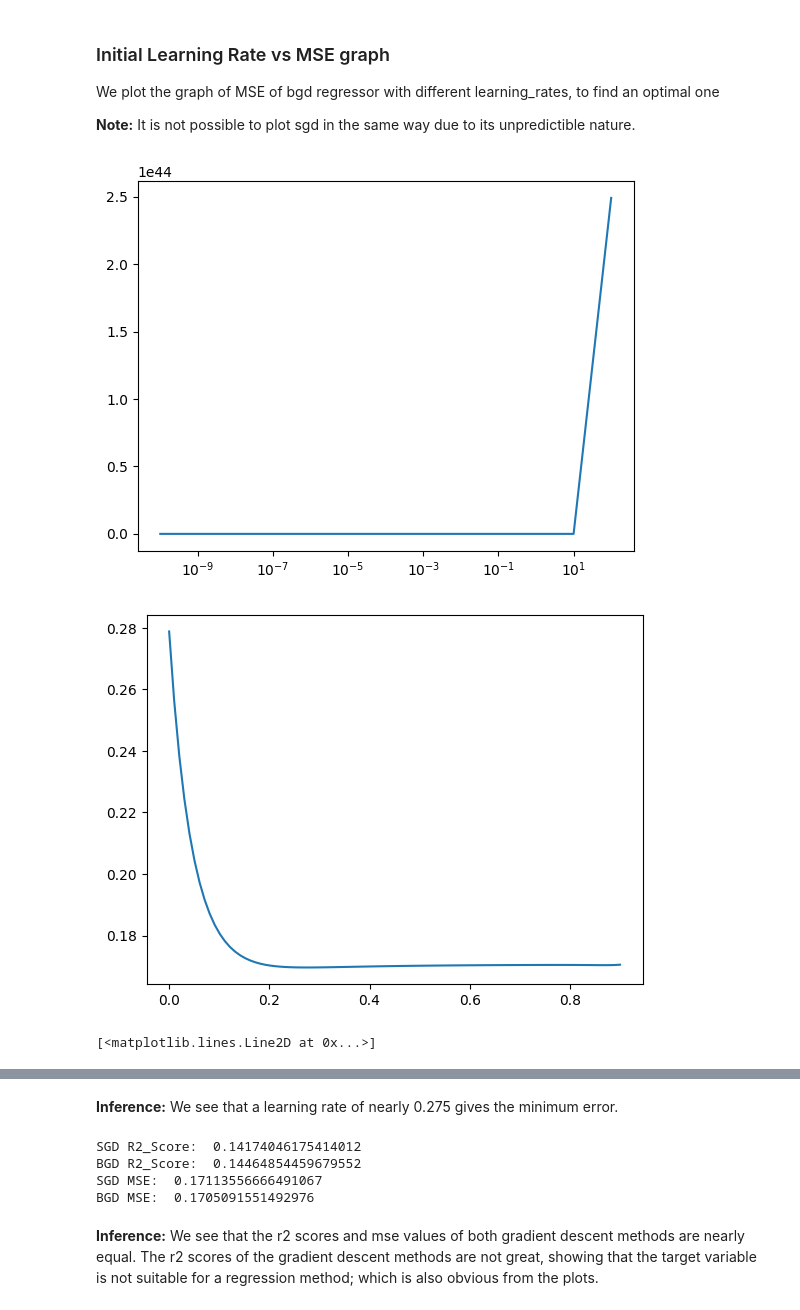
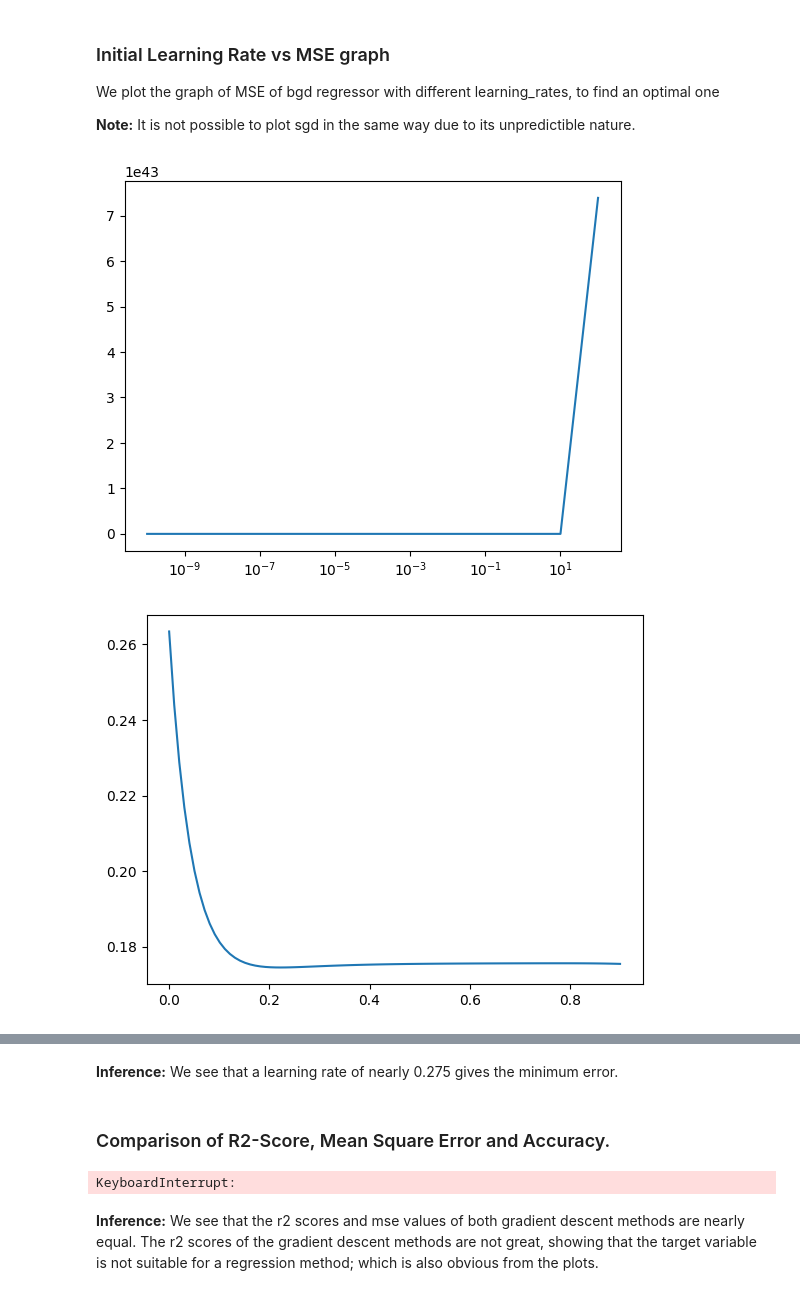
Before and after one commit to Neo-Panther/ML-Project-Predicting-Diabetes, a Jupyter notebook: Template.ipynb, the cells around one changed output, grey strips where cells are left out. Saved outputs shown, nothing was run; the diff lists cells and outputs as text; code cells hidden in the pictures.

```diff
--- a/Template.ipynb
+++ b/Template.ipynb
@@ -372,7 +372,7 @@ array([   -52.08259848, -12117.16974554,  -7267.82928274,  -3478.58028605,
 # %% [markdown]
 ## **_Batch Gradient Descent_**
 # %%
-def bgd_regressor(train: np.ndarray, learning_rate = 0.5, max_iters = 100000, tolerance = 1e-7):
+def bgd_regressor(train: np.ndarray, learning_rate = 0.5, max_iters = 1000, tolerance = 1e-7):
   X = np.array(train[:, :-1])
   Y = np.array(train[:, -1])
   W = np.zeros(train.shape[1]-1)
@@ -401,31 +401,27 @@ We plot the graph of MSE of bgd regressor with different learning_rates, to find
 # %%
 from sklearn.metrics import mean_squared_error
 import numpy as np
 import matplotlib.pyplot as plt
 def get_batch_avg_mse(learning_rate: float):
   mse_avg = 0.0
   # averaging across 10 different 10 and train splits
   for i in range(10):
     test, train = test_train_split(dataset, random_state=i)
     test, train = standardize(test, train)
     X_test = np.array(test[:, :-1])
     Y_test = np.array(test[:, -1])
     W_batch = bgd_regressor(train, learning_rate=learning_rate, max_iters=10, tolerance=1e-7)
     mse_avg += mean_squared_error(Y_test, np.dot(X_test, W_batch))
   return mse_avg/10
 
 learning_rates = np.array([1e-10, 1e-9, 1e-8, 1e-7, 1e-6, 1e-5, 1e-4, 1e-3, 1e-2, 1e-1, 1.0, 10.0, 100.0])
 plt.xscale('log')
 plt.plot(learning_rates, np.vectorize(get_batch_avg_mse)(learning_rates))
 plt.show()
 learning_rates = np.linspace(0, 0.9, 90)
 plt.xscale('linear')
 plt.plot(learning_rates, np.vectorize(get_batch_avg_mse)(learning_rates))
 plt.show()
-learning_rates = np.linspace(0.2, 0.4, 50)
-plt.xscale('linear')
-plt.plot(learning_rates, np.vectorize(get_batch_avg_mse)(learning_rates))
 # %% [output]
-[figure, old version]
+[figure, new version]
-[figure, old version]
+[figure, new version]
-[<matplotlib.lines.Line2D at 0x...>]
@@ -433,5 +428,7 @@ plt.plot(learning_rates, np.vectorize(get_batch_avg_mse)(learning_rates))
 # %% [markdown]
 **Inference:** We see that a learning rate of nearly 0.275 gives the minimum error.
+# %% [markdown]
+### Comparison of R2-Score, Mean Square Error and Accuracy.
 # %%
 from sklearn.metrics import r2_score
 from sklearn.metrics import mean_squared_error
@@ -467,14 +464,12 @@ r2_avg_stoic /= 10
 mse_avg_batch /= 10
 mse_avg_stoic /= 10
 
+
 print("SGD R2_Score: ", r2_avg_stoic)
 print("BGD R2_Score: ", r2_avg_batch)
 print("SGD MSE: ", mse_avg_stoic)
 print("BGD MSE: ", mse_avg_batch)
 # %% [output]
-SGD R2_Score:  0.14174046175414012
-BGD R2_Score:  0.14464854459679552
-SGD MSE:  0.17113556666491067
-BGD MSE:  0.1705091551492976
+KeyboardInterrupt:
 # %% [markdown]
 **Inference:** We see that the r2 scores and mse values of both gradient descent methods are nearly equal. The r2 scores of the gradient descent methods are not great, showing that the target variable is not suitable for a regression method; which is also obvious from the plots.
```
Also changed, not shown: parts of 4 cells of this notebook.
